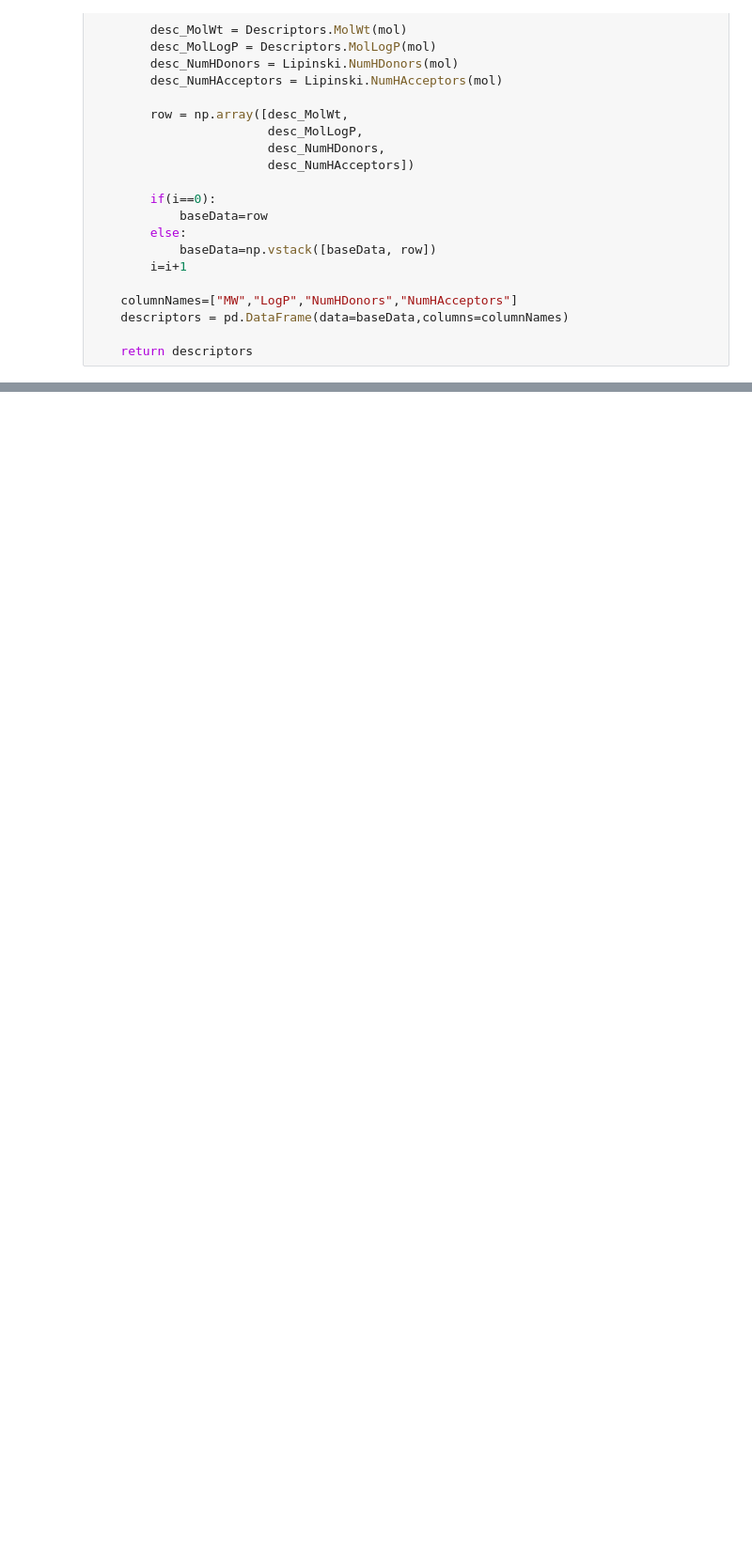
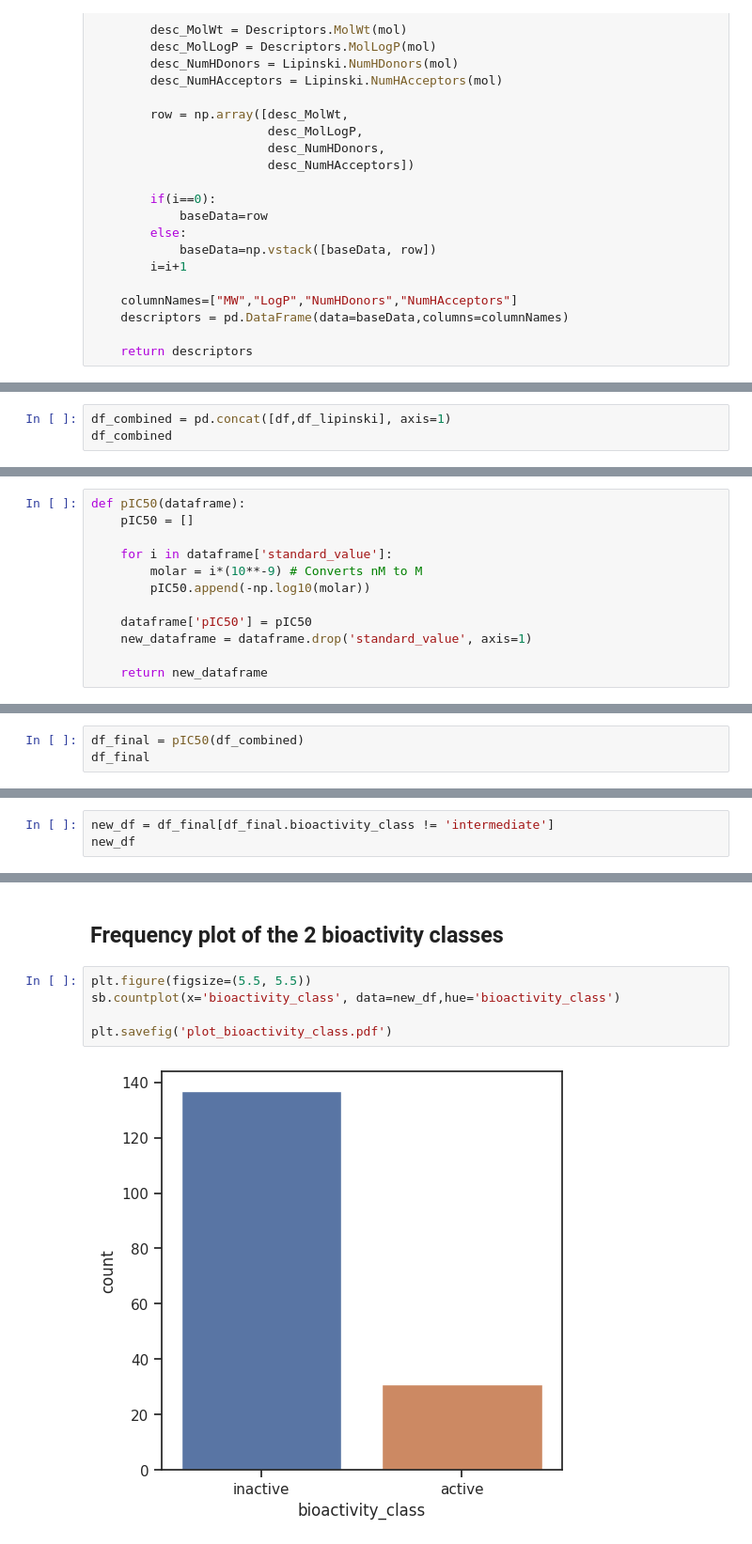
Before and after one commit to dev-saad808/BioInfo-Drug-Discovery, a Jupyter notebook: Drug_Discovery.ipynb, the cells around one changed output, grey strips where cells are left out. Shown: that part at 94% size. Drawn from its saved outputs; the diff is of its cells as text; blank space fills up the shorter version.

```diff
--- a/Drug_Discovery.ipynb
+++ b/Drug_Discovery.ipynb
@@ -319,0 +371,3 @@ df_lipinski
+# %%
+df_combined = pd.concat([df,df_lipinski], axis=1)
+df_combined
@@ -319,0 +398,12 @@ df_lipinski
+# %%
+def pIC50(dataframe):
+    pIC50 = []
+
+    for i in dataframe['standard_value']:
+        molar = i*(10**-9) # Converts nM to M
+        pIC50.append(-np.log10(molar))
+
+    dataframe['pIC50'] = pIC50
+    new_dataframe = dataframe.drop('standard_value', axis=1)
+
+    return new_dataframe
@@ -319,0 +435,3 @@ df_lipinski
+# %%
+df_final = pIC50(df_combined)
+df_final
@@ -319,0 +467,3 @@ df_lipinski
+# %%
+new_df = df_final[df_final.bioactivity_class != 'intermediate']
+new_df
@@ -319,0 +492,9 @@ df_lipinski
+# %% [markdown]
+## Frequency plot of the 2 bioactivity classes
+# %%
+plt.figure(figsize=(5.5, 5.5))
+sb.countplot(x='bioactivity_class', data=new_df,hue='bioactivity_class')
+
+plt.savefig('plot_bioactivity_class.pdf')
+# %% [output]
+[figure, added]
```
Also changed, not shown: parts of 51 cells of this notebook.
